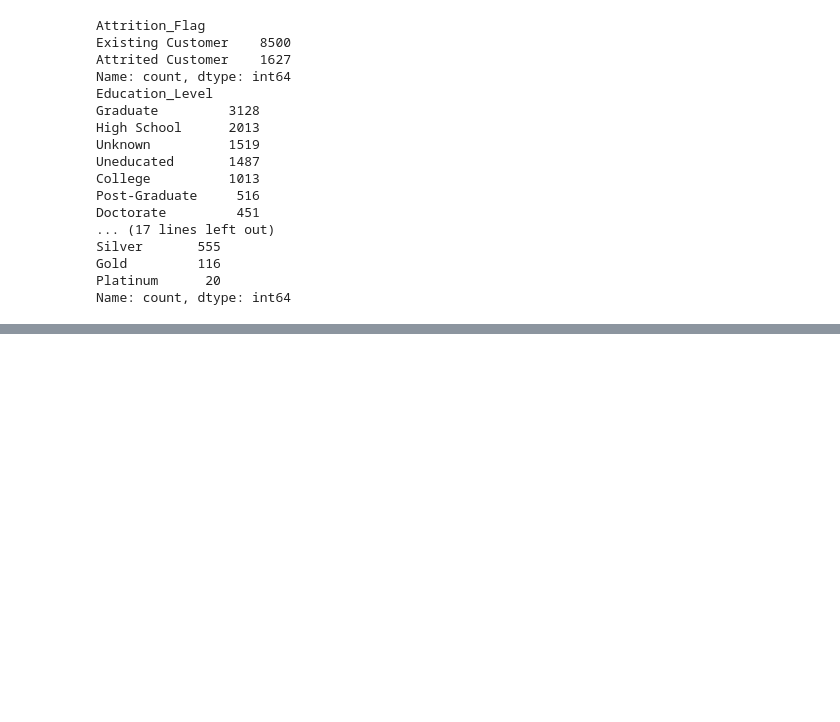
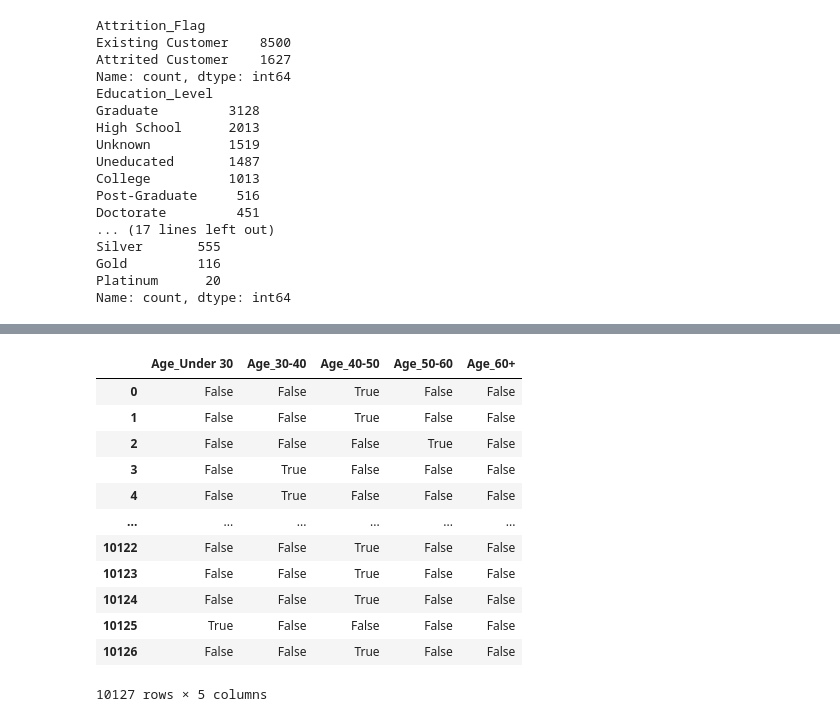
Before and after one commit to vineeethh/credit-card-churn, a Jupyter notebook: Notebook/_002_Exploratory_Data_Analysis_.ipynb, the cells around one changed output, grey strips where cells are left out. Drawn from its saved outputs; the diff is of its cells as text; code cells hidden in the pictures; blank space fills up the shorter version.

```diff
--- a/Notebook/_002_Exploratory_Data_Analysis_.ipynb
+++ b/Notebook/_002_Exploratory_Data_Analysis_.ipynb
@@ -103,0 +315,16 @@ data = pd.concat([data, age_dummies], axis=1)
+# %%
+data[['Age_Under 30', 'Age_30-40',       'Age_40-50', 'Age_50-60', 'Age_60+']]
+# %% [output]
+|  | Age_Under 30 | Age_30-40 | Age_40-50 | Age_50-60 | Age_60+ |
+| 0 | False | False | True | False | False |
+| 1 | False | False | True | False | False |
+| 2 | False | False | False | True | False |
+| 3 | False | True | False | False | False |
+| 4 | False | True | False | False | False |
+| ... | ... | ... | ... | ... | ... |
+| 10122 | False | False | True | False | False |
+| 10123 | False | False | True | False | False |
+| 10124 | False | False | True | False | False |
+| 10125 | True | False | False | False | False |
+| 10126 | False | False | True | False | False |
+10127 rows × 5 columns
```
Also changed, not shown: parts of 47 cells of this notebook, 1 other file.
